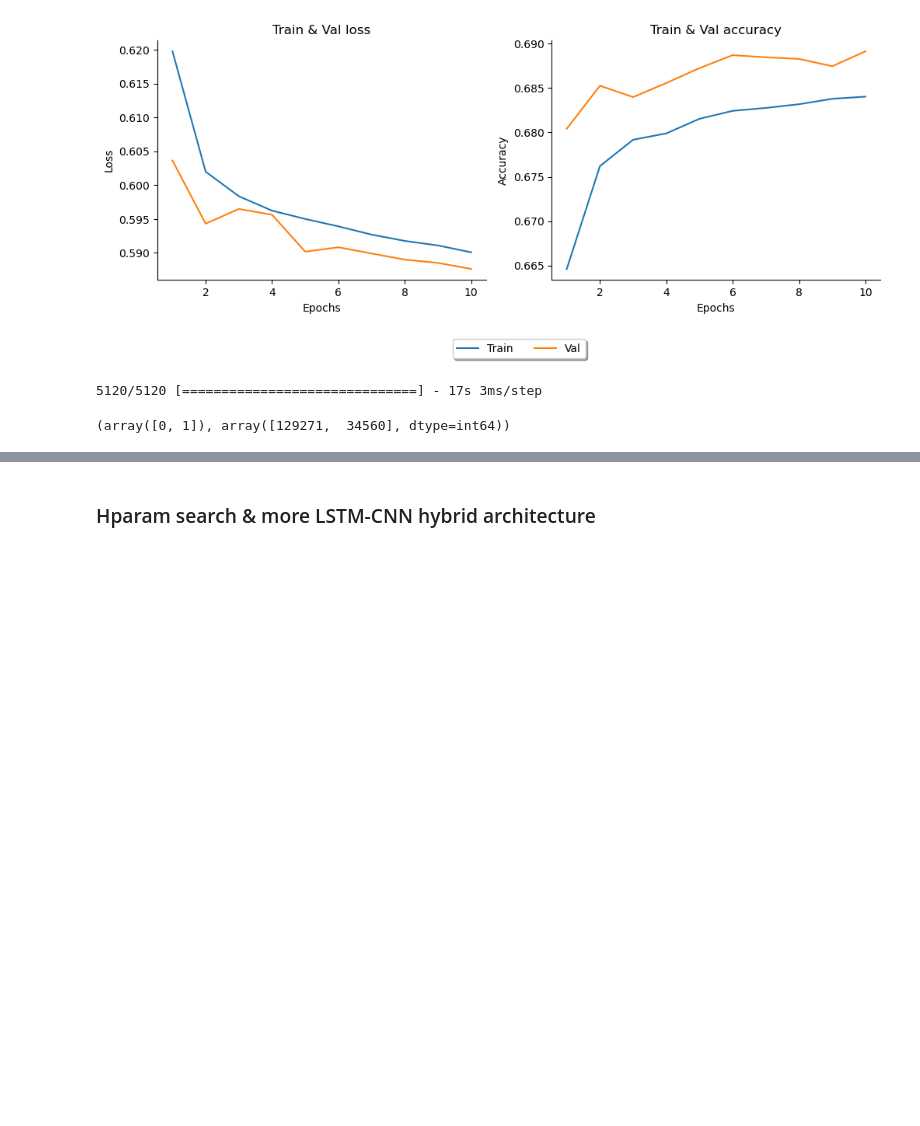
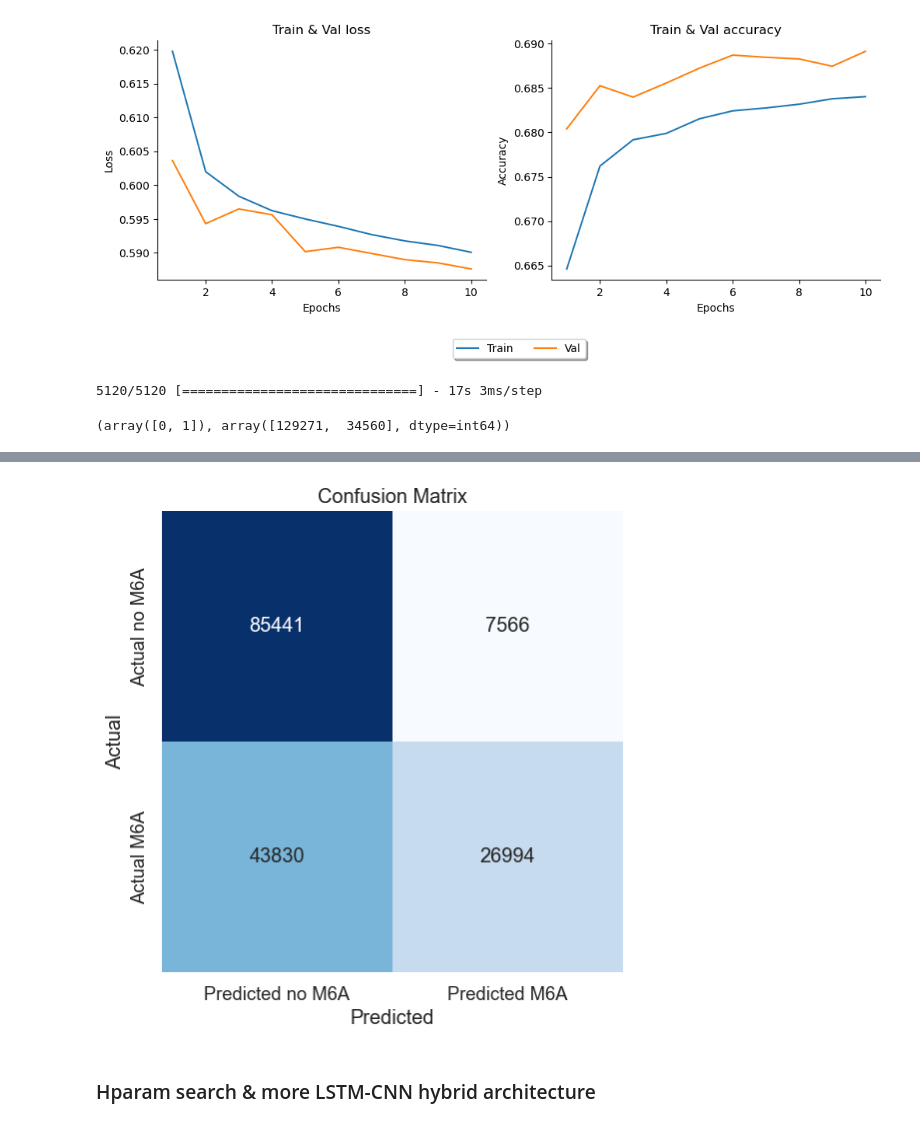
Before and after one commit to anupamajha1/ont_m6a, a Jupyter notebook: crasgaitis/eda.ipynb, the cells around one changed output, grey strips where cells are left out. Cells and saved outputs as stored; diff of their text form; code cells hidden in the pictures; blank space fills up the shorter version.

Commit message:
add confusion matrix which i forgot to add last time lol

```diff
--- a/crasgaitis/eda.ipynb
+++ b/crasgaitis/eda.ipynb
@@ -415,3 +415,19 @@ plt.show()
+# %%
+from sklearn.metrics import confusion_matrix
+
+confusion = confusion_matrix(y_test, binary_predictions)
+
+plt.figure(figsize=(8, 6))
+sns.set(font_scale=1.2)
+sns.heatmap(confusion, annot=True, fmt="d", cmap="Blues", cbar=False, square=True,
+            xticklabels=["Predicted no M6A", "Predicted M6A"],
+            yticklabels=["Actual no M6A", "Actual M6A"])
+plt.xlabel("Predicted")
+plt.ylabel("Actual")
+plt.title("Confusion Matrix")
+plt.show()
+# %% [output]
+[figure, added]
 # %% [markdown]
 ### Hparam search & more LSTM-CNN hybrid architecture
 # %%
```
Also changed, not shown: parts of 1 cell of this notebook.
